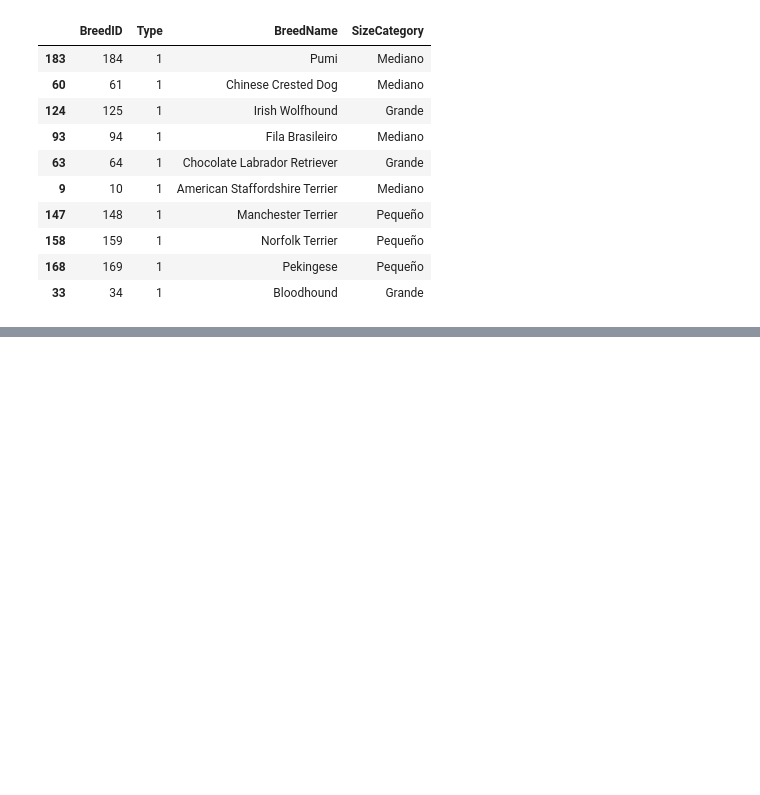
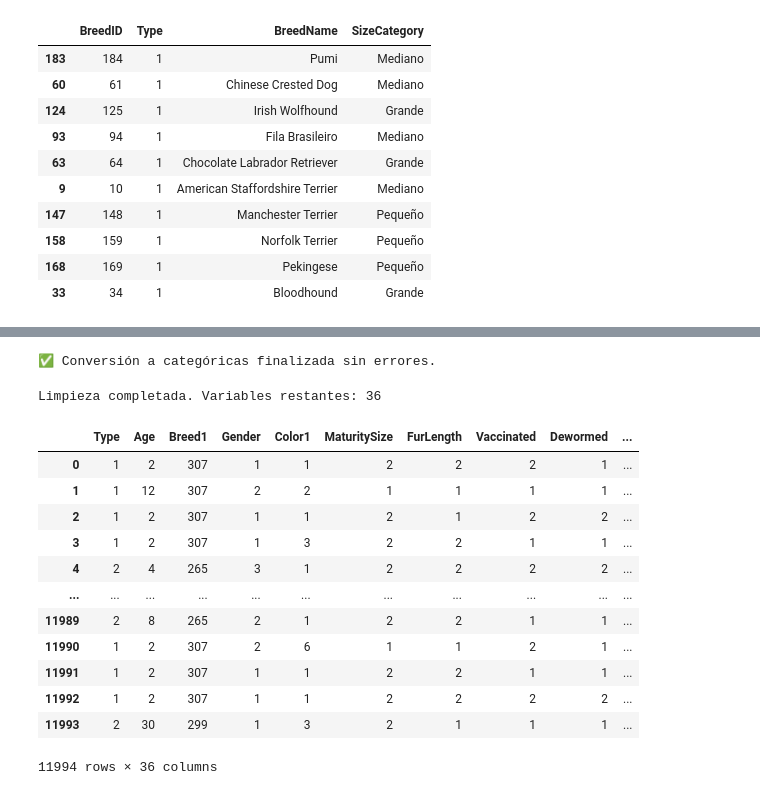
Before and after one commit to gwfbrave297-hash/TrabajoLab-Imp2-Petfinder, a Jupyter notebook: Prueba_LightGBM1.1.ipynb, the cells around one changed output, grey strips where cells are left out. Drawn from its saved outputs; the diff is of its cells as text; code cells hidden in the pictures; blank space fills up the shorter version.

```diff
--- a/Prueba_LightGBM1.1.ipynb
+++ b/Prueba_LightGBM1.1.ipynb
@@ -128,0 +270,7 @@ Muestra de cómo quedaron las categorías:
+# %%
+#Genero dataframes de train y test con sus respectivos targets
+X_train = df_train.drop(columns=['AdoptionSpeed'])
+y_train = df_train['AdoptionSpeed']
+
+X_test = df_test.drop(columns=['AdoptionSpeed'])
+y_test = df_test['AdoptionSpeed']
@@ -128,0 +388,65 @@ Muestra de cómo quedaron las categorías:
+# %%
+# 1. Lista de variables que DESEAMOS que sean categóricas
+# (He quitado PetID, Name y RescuerID porque acordamos eliminarlas por ruido)
+desired_categorical = [
+    'Type', 'Breed1', 'Gender', 'Color1', 'Is_Mixed',
+    'Vaccinated', 'Dewormed', 'Sterilized', 'Health', 'State',
+    'SizeCategory', 'MaturitySize', 'Description', 'Has_Name'
+]
+
+# 2. Convertir a 'category' de forma segura
+for col in desired_categorical:
+    # Verificamos si la columna existe en X_train antes de transformarla
+    if col in X_train.columns:
+        X_train[col] = X_train[col].astype('category')
+
+    # Hacemos lo mismo para X_test
+    if col in X_test.columns:
+        X_test[col] = X_test[col].astype('category')
+    else:
+        # Esto te avisará si alguna columna de tu lista no está en el DataFrame
+        continue
+
+print("✅ Conversión a categóricas finalizada sin errores.")
+# %% [output]
+✅ Conversión a categóricas finalizada sin errores.
+# %%
+# 1. ELIMINAR IDENTIFICADORES Y VARIABLES PROBLEMÁTICAS
+# Quitamos los IDs y las variables de rescatista que restaban valor
+cols_to_drop = ['PetID', 'RescuerID', 'rescu_total_pets', 'rescu_avg_fee']
+X_train = X_train.drop(columns=cols_to_drop)
+X_test = X_test.drop(columns=cols_to_drop)
+
+
+
+# 4. ACTUALIZAR LISTA DE CATEGÓRICAS
+# Eliminamos de la lista original las que ya no existen o cambiaron de tipo
+categorical_cols = [c for c in desired_categorical if c not in cols_to_drop and c != 'Name']
+# Agregamos la nueva variable binaria (opcional, puede ir como int)
+categorical_cols.append('Has_Name')
+
+# 5. CONVERTIR A CATEGORY (Solo las que quedaron)
+for col in categorical_cols:
+    if col in X_train.columns:
+        X_train[col] = X_train[col].astype('category')
+        X_test[col] = X_test[col].astype('category')
+
+print(f"Limpieza completada. Variables restantes: {X_train.shape[1]}")
+# %% [output]
+Limpieza completada. Variables restantes: 36
+# %%
+X_train
+# %% [output]
+|  | Type | Age | Breed1 | Gender | Color1 | MaturitySize | FurLength | Vaccinated | Dewormed | ... |
+| 0 | 1 | 2 | 307 | 1 | 1 | 2 | 2 | 2 | 1 | ... |
+| 1 | 1 | 12 | 307 | 2 | 2 | 1 | 1 | 1 | 1 | ... |
+| 2 | 1 | 2 | 307 | 1 | 1 | 2 | 1 | 2 | 2 | ... |
+| 3 | 1 | 2 | 307 | 1 | 3 | 2 | 2 | 1 | 1 | ... |
+| 4 | 2 | 4 | 265 | 3 | 1 | 2 | 2 | 2 | 2 | ... |
+| ... | ... | ... | ... | ... | ... | ... | ... | ... | ... | ... |
+| 11989 | 2 | 8 | 265 | 2 | 1 | 2 | 2 | 1 | 1 | ... |
+| 11990 | 1 | 2 | 307 | 2 | 6 | 1 | 1 | 2 | 1 | ... |
+| 11991 | 1 | 2 | 307 | 1 | 1 | 2 | 2 | 1 | 1 | ... |
+| 11992 | 1 | 2 | 307 | 1 | 1 | 2 | 2 | 2 | 2 | ... |
+| 11993 | 2 | 30 | 299 | 1 | 3 | 2 | 1 | 1 | 1 | ... |
+11994 rows × 36 columns
```
Also changed, not shown: parts of 14 cells of this notebook.
